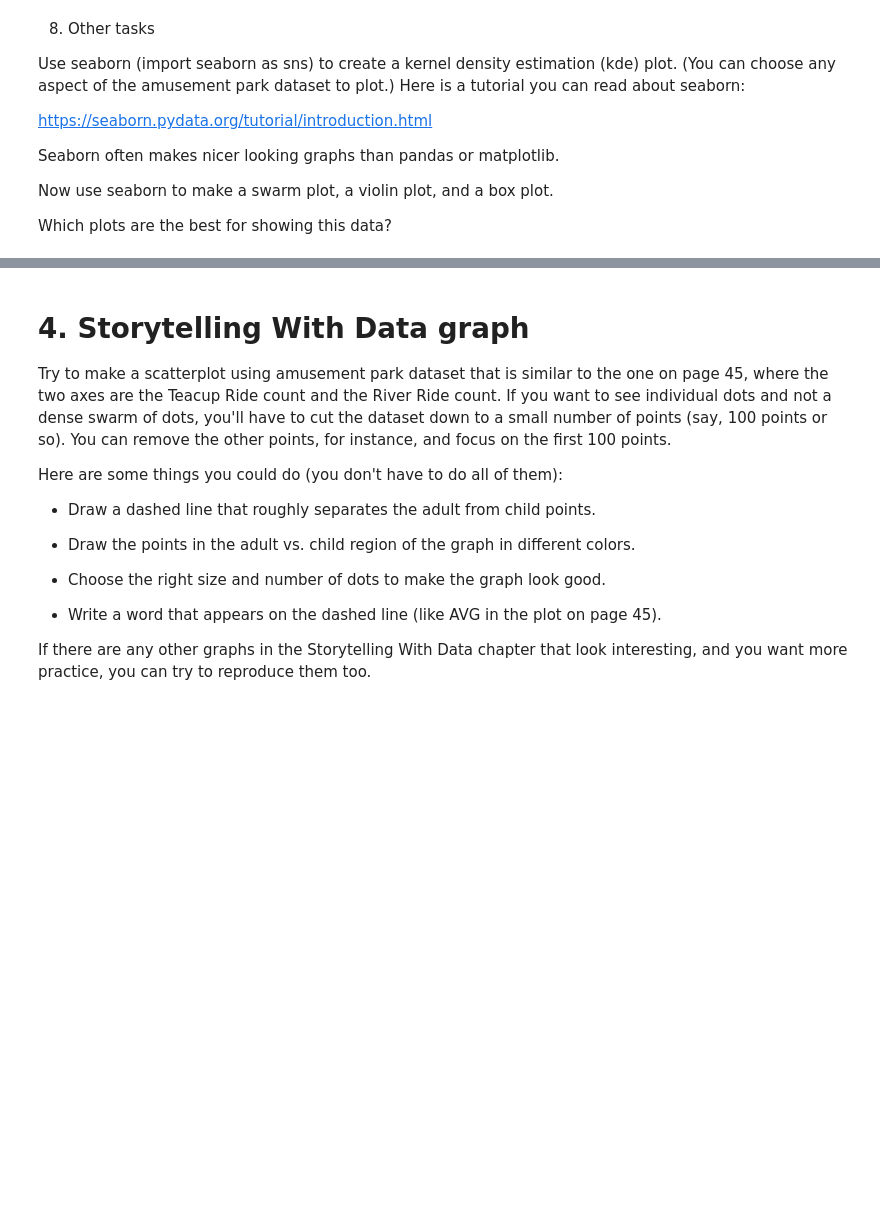
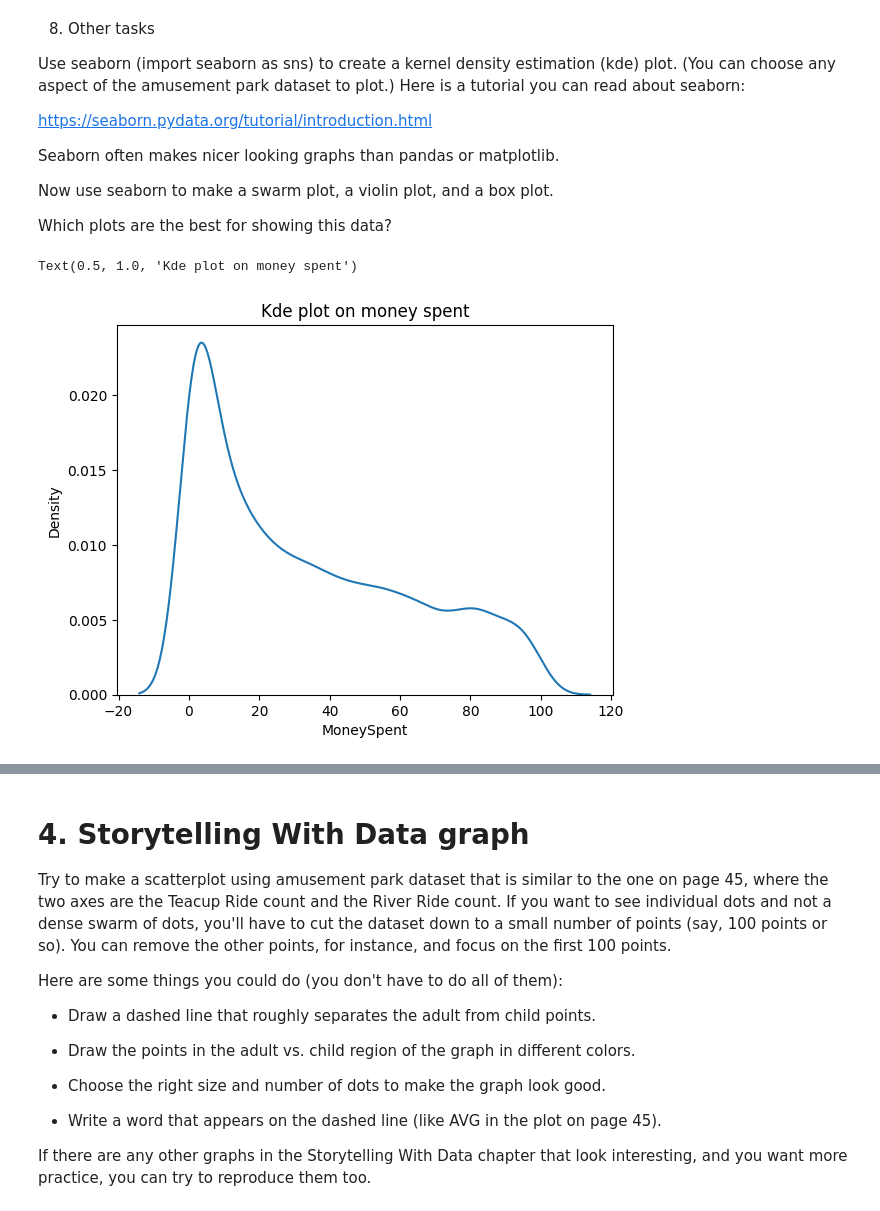
Before and after one commit to Jbaner/Module-B-semester-2, a Jupyter notebook: Week3.ipynb, the cells around one changed output, grey strips where cells are left out. Saved outputs shown, nothing was run; the diff lists cells and outputs as text; code cells hidden in the pictures; blank space fills up the shorter version.

```diff
--- a/Week3.ipynb
+++ b/Week3.ipynb
@@ -480,4 +480,11 @@ Seaborn often makes nicer looking graphs than pandas or matplotlib.
 Now use seaborn to make a swarm plot, a violin plot, and a box plot.
 
 Which plots are the best for showing this data?
+# %%
+import seaborn as sns
+sns.kdeplot(data=df,x="MoneySpent")
+plt.title("Kde plot on money spent")
+# %% [output]
+Text(0.5, 1.0, 'Kde plot on money spent')
+[figure, added]
 # %%
```
Also changed, not shown: parts of 3 cells of this notebook.
